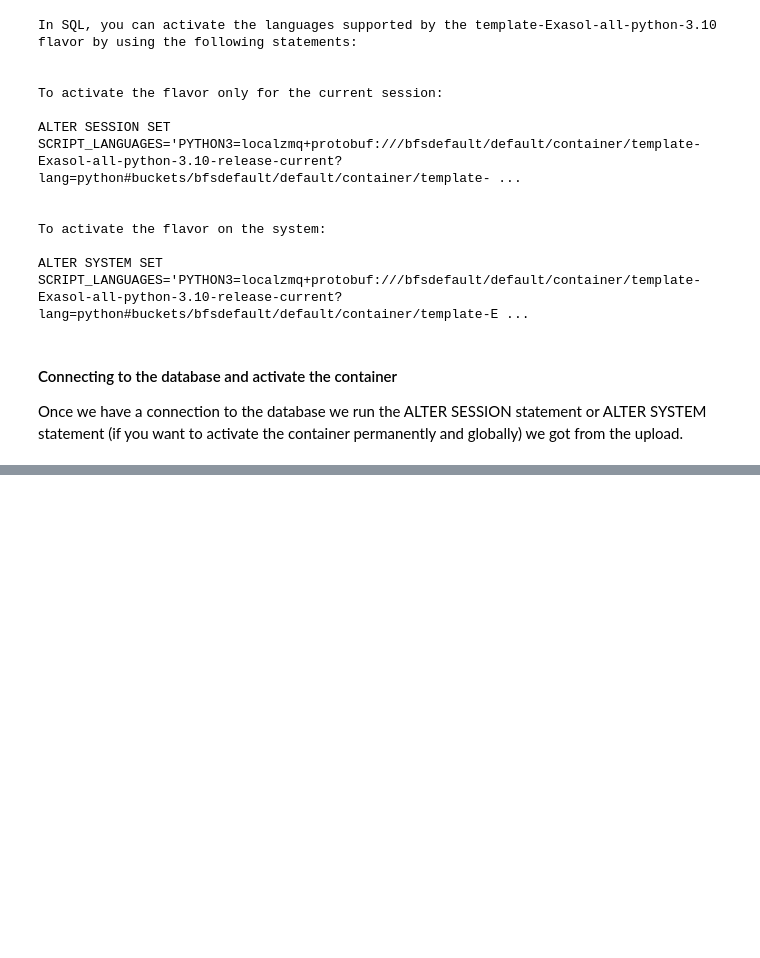
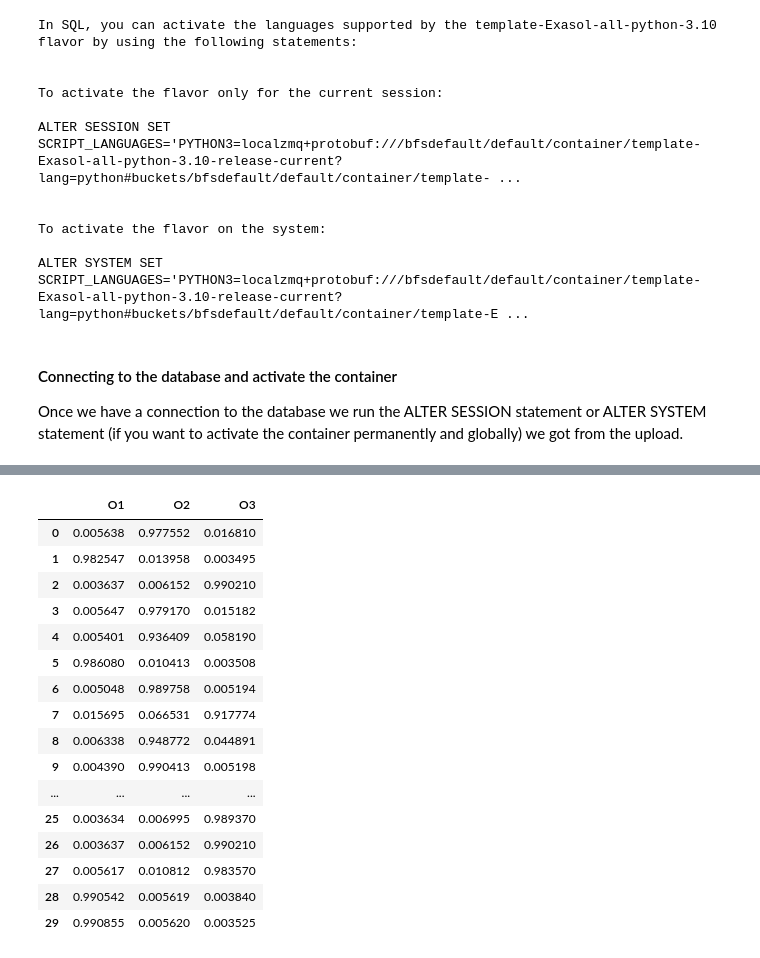
Before and after one commit to exasol/ai-lab, a Jupyter notebook: exasol/ds/sandbox/runtime/ansible/roles/jupyter/files/notebook/script_languages_container/using_a_script_languages_container.ipynb, the cells around one changed output, grey strips where cells are left out. Drawn from its saved outputs; the diff is of its cells as text; code cells hidden in the pictures; blank space fills up the shorter version.

```diff
--- a/exasol/ds/sandbox/runtime/ansible/roles/jupyter/files/notebook/script_languages_container/using_a_script_languages_container.ipynb
+++ b/exasol/ds/sandbox/runtime/ansible/roles/jupyter/files/notebook/script_languages_container/using_a_script_languages_container.ipynb
@@ -345,11 +346,8 @@ from exasol.nb_connector.connections import open_pyexasol_connection
 
 
 # Create an Exasol connection
-with open_pyexasol_connection(ai_lab_config, compression=True) as conn:
-
-    # Create tables
-    con.execut
-    con.execute("OPEN SCHEMA TEST")
-    return con
-    conn.execute(query=sql)
+conn = open_pyexasol_connection(ai_lab_config, compression=True)
+conn.execute("DROP SCHEMA IF EXISTS SLC_TUTORIAL")
+conn.execute("CREATE SCHEMA SLC_TUTORIAL")
+conn.execute(alter_session_cmd)
 # %% [output]
@@ -359,0 +505,53 @@ ExaQueryError:
+# %%
+conn.execute(textwrap.dedent("""
+CREATE OR REPLACE PYTHON3 SET SCRIPT test_xgboost(i integer)
+EMITS (o1 DOUbLE, o2 DOUbLE, o3 DOUbLE) AS
+
+def run(ctx):
+    import pandas as pd
+    import xgboost as xgb
+    from sklearn import datasets
+    from sklearn.model_selection import train_test_split
+
+    iris = datasets.load_iris()
+    X = iris.data
+    y = iris.target
+
+    X_train, X_test, y_train, y_test = train_test_split(X, y, test_size=0.2, random_state=42)
+
+    dtrain = xgb.DMatrix(X_train, label=y_train)
+    dtest = xgb.DMatrix(X_test, label=y_test)
+    param = {
+        'max_depth': 3,  # the maximum depth of each tree
+        'eta': 0.3,  # the training step for each iteration
+        'silent': 1,  # logging mode - quiet
+        'objective': 'multi:softprob',  # error evaluation for multiclass training
+        'num_class': 3  # the number of classes that exist in this datset
+        }
+    num_round = 20  # the number of training iterations
+    bst = xgb.train(param, dtrain, num_round)
+    preds = bst.predict(dtest)
+
+    ctx.emit(pd.DataFrame(preds))
+/
+"""))
+
+conn.export_to_pandas("select test_xgboost(1)")
+# %% [output]
+|  | O1 | O2 | O3 |
+| 0 | 0.005638 | 0.977552 | 0.016810 |
+| 1 | 0.982547 | 0.013958 | 0.003495 |
+| 2 | 0.003637 | 0.006152 | 0.990210 |
+| 3 | 0.005647 | 0.979170 | 0.015182 |
+| 4 | 0.005401 | 0.936409 | 0.058190 |
+| 5 | 0.986080 | 0.010413 | 0.003508 |
+| 6 | 0.005048 | 0.989758 | 0.005194 |
+| 7 | 0.015695 | 0.066531 | 0.917774 |
+| 8 | 0.006338 | 0.948772 | 0.044891 |
+| 9 | 0.004390 | 0.990413 | 0.005198 |
+| ... | ... | ... | ... |
+| 25 | 0.003634 | 0.006995 | 0.989370 |
+| 26 | 0.003637 | 0.006152 | 0.990210 |
+| 27 | 0.005617 | 0.010812 | 0.983570 |
+| 28 | 0.990542 | 0.005619 | 0.003840 |
+| 29 | 0.990855 | 0.005620 | 0.003525 |
```
Also changed, not shown: parts of 15 cells of this notebook, 2 other files.
